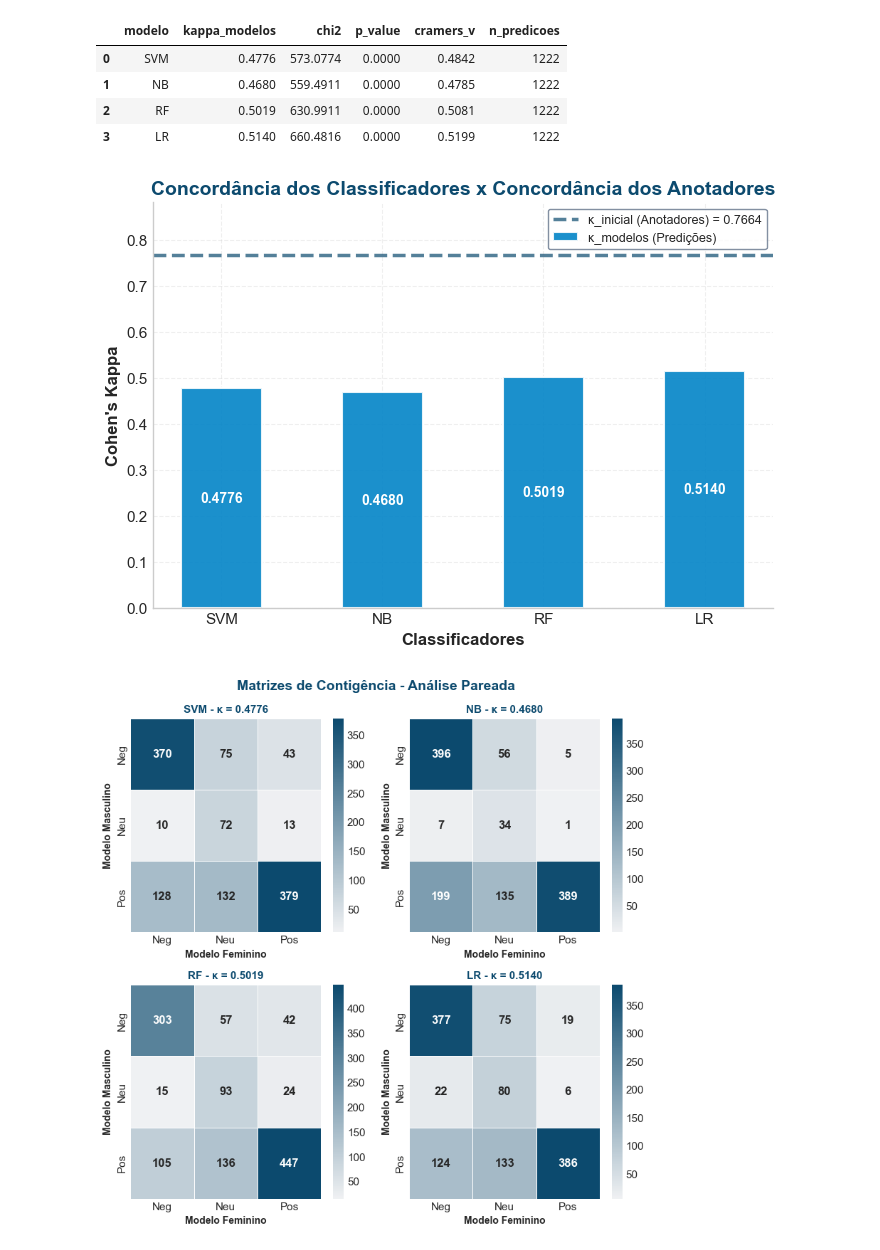
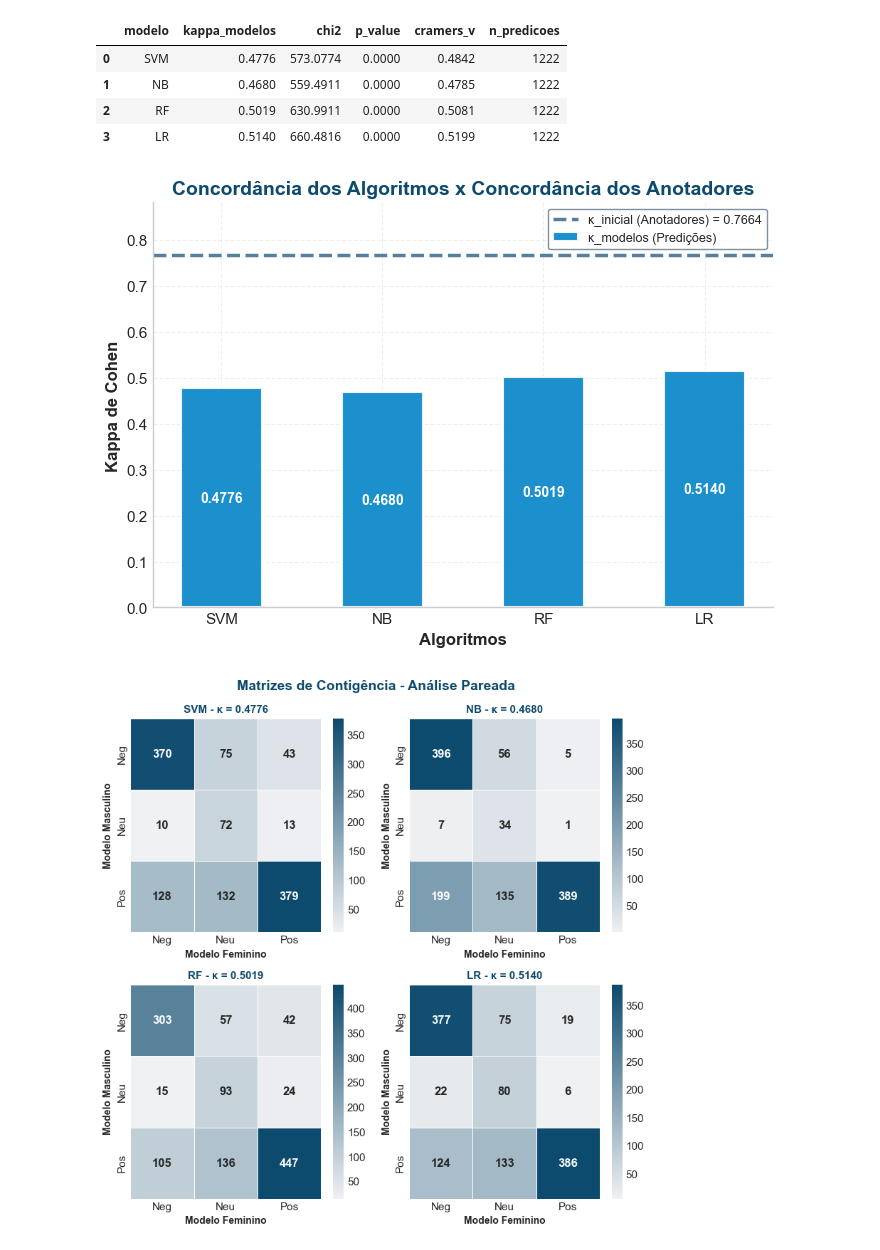
Before and after one commit to alexfeitosa72/MIVA, a Jupyter notebook: fase2_dados_empiricos.ipynb, the cells around one changed output. Cells and saved outputs as stored; diff of their text form; code cells hidden in the pictures.

```diff
--- a/fase2_dados_empiricos.ipynb
+++ b/fase2_dados_empiricos.ipynb
@@ -630,36 +630,36 @@ MÓDULO III: DIVERGÊNCIA
 # %%
 # Visualizar κ_inicial vs κ_modelos
 fig, ax = plt.subplots(figsize=(7, 5))
 
 x = np.arange(len(df_analises))
 width = 0.5
 
 bars = ax.bar(x, df_analises['kappa_modelos'], width,
               label='κ_modelos (Predições)', color=NATURE_BLUE_MED, alpha=0.9,
               edgecolor='white', linewidth=1.5)
 
 for bar in bars:
     height = bar.get_height()
     ax.text(bar.get_x() + bar.get_width()/2., height * 0.5,
             f'{height:.4f}', ha='center', va='center', fontsize=10,
             fontweight='bold', color='white')
 
 ax.axhline(y=kappa_inicial, color=NATURE_BLUE, linestyle='--', alpha=0.7, linewidth=2.5,
            label=f'κ_inicial (Anotadores) = {kappa_inicial:.4f}')
-ax.set_xlabel('Classificadores', fontsize=12, fontweight='bold')
-ax.set_ylabel("Cohen's Kappa", fontsize=12, fontweight='bold')
-ax.set_title('Concordância dos Classificadores x Concordância dos Anotadores', fontsize=14, fontweight='bold', color=NATURE_BLUE)
+ax.set_xlabel('Algoritmos', fontsize=12, fontweight='bold')
+ax.set_ylabel("Kappa de Cohen", fontsize=12, fontweight='bold')
+ax.set_title('Concordância dos Algoritmos x Concordância dos Anotadores', fontsize=14, fontweight='bold', color=NATURE_BLUE)
 ax.set_xticks(x)
 ax.set_xticklabels(df_analises['modelo'])
 ax.legend(frameon=True, facecolor='white', edgecolor=NATURE_GRAY, fontsize=9, loc='upper right')
 ax.grid(axis='y', alpha=0.3, linestyle='--')
 ax.set_ylim(0, max(kappa_inicial, df_analises['kappa_modelos'].max()) * 1.15)
 
 plt.tight_layout()
 plt.savefig(GRAFICOS_DIR / 'empi_comparacao_kappas.png', dpi=300, bbox_inches='tight')
 plt.show()
 # %% [output]
-[figure, old version]
+[figure, new version]
 # %%
 # Matrizes de confusão dos modelos
 fig, axes = plt.subplots(2, 2, figsize=(8, 8))
```
Also changed, not shown: parts of 1 cell of this notebook, 3 other files.
